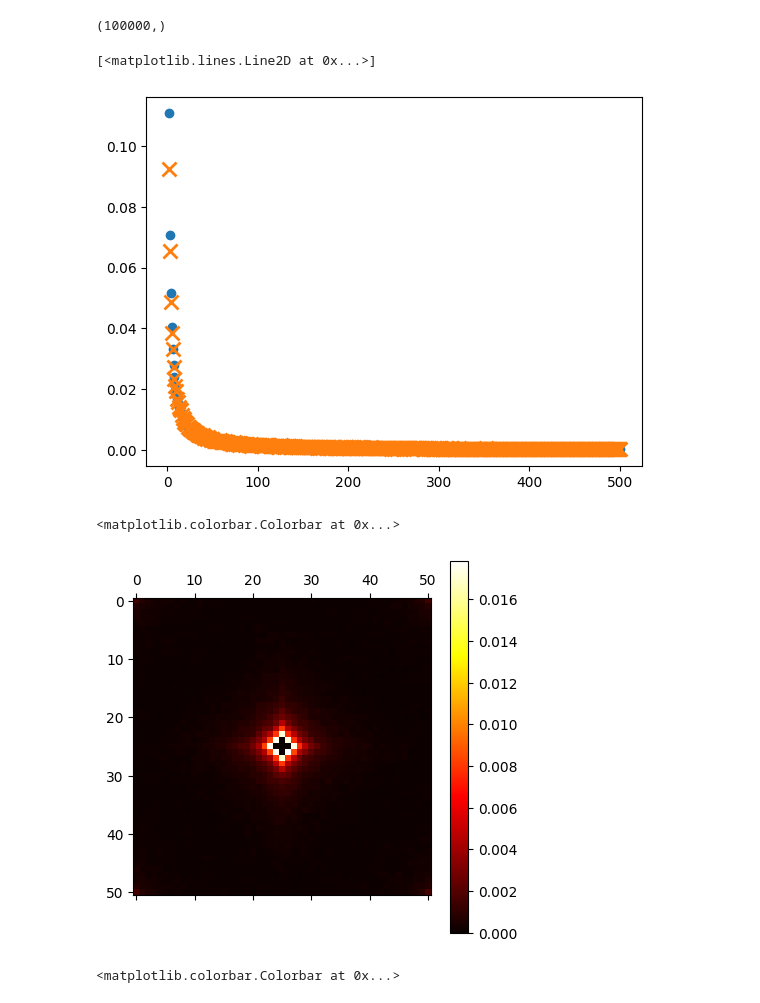
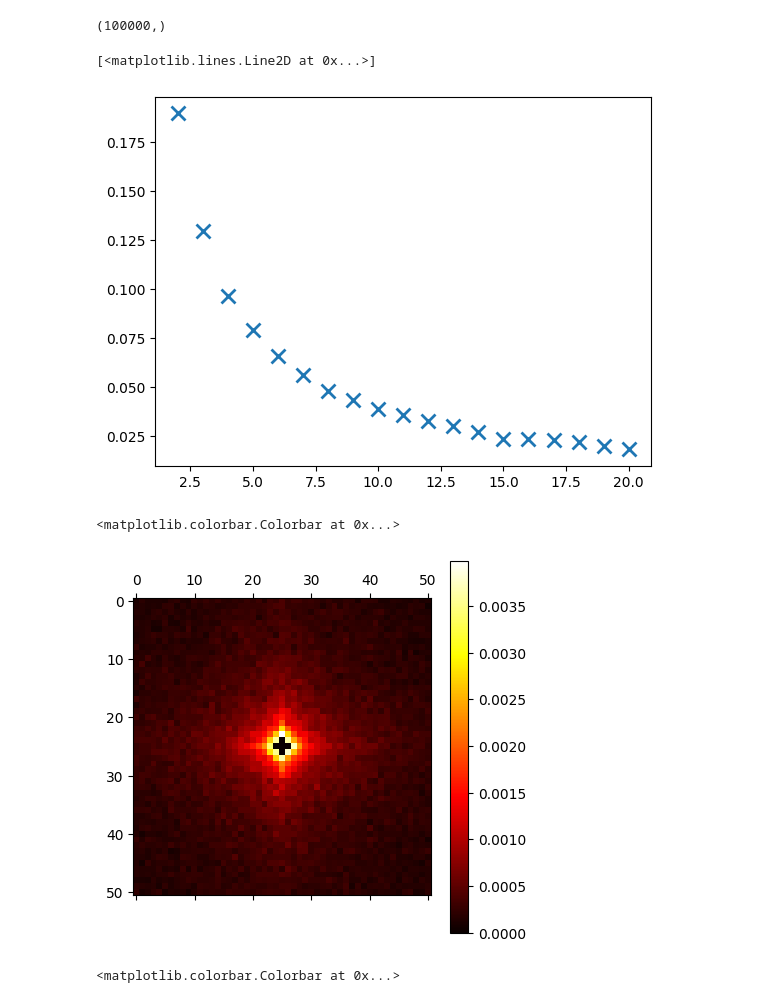
Before and after one commit to ricsi98/utvalasztas_verseny, a Jupyter notebook: poc_fast.ipynb, the cells around one changed output. Cells and saved outputs as stored; diff of their text form; code cells hidden in the pictures.

```diff
--- a/poc_fast.ipynb
+++ b/poc_fast.ipynb
@@ -86,6 +86,8 @@ class MultinomialDistanceSampler:
         max_distance = n-1
         values = np.arange(2, max_distance+1)
         probas = values.astype(float)**(-alpha)
+        for i, v in enumerate(values):
+            probas[i] *= num_of_distance(n, v)
         probas /= probas.sum()
         self.values = values
         self.probas = probas
@@ -115,36 +117,39 @@ class ApproximateDistanceSampler:
     def __init__(self, n: int, alpha: float) -> None:
         self.n = n
         self.alpha = alpha
 
     def _inverse_cdf(self, u):
         r = self.alpha
         if r == 1:
             r = 1.0001
         return (self.n ** (1-r) - (self.n ** (1-r) - 2 ** (1-r)) * u) ** (1/(1-r))
 
     def sample(self, n_samples: int) -> List[int]:
         samples = np.random.uniform(0, 1, n_samples)
         return self._inverse_cdf(samples)
 
 
 
-M, alpha = 501, 1.1
+M, alpha = 21, 1.1
 mds = ApproximateDistanceSampler(M, alpha)
 
 
 samples = mds.sample(100000)
 samples = np.floor(samples)
 print(samples.shape)
 
+from collections import Counter
+import matplotlib.pyplot as plt
+
 cnt = Counter(samples.tolist())
 
 _mds = MultinomialDistanceSampler(M, alpha)
-plt.plot(_mds.values, _mds.probas, 'o')
+#plt.plot(_mds.values, _mds.probas, 'o')
 plt.plot(list(cnt.keys()), np.array(list(cnt.values())) / 100000, 'x', markersize=10, markeredgewidth=2)
 # %% [output]
 (100000,)
 [<matplotlib.lines.Line2D at 0x...>]
-[figure, old version]
+[figure, new version]
 # %%
 class OffsetSampler:
 
@@ -193,7 +198,7 @@ plt.matshow(q, cmap='hot')
 plt.colorbar()
 # %% [output]
 <matplotlib.colorbar.Colorbar at 0x...>
-[figure, old version]
+[figure, new version]
 # %%
 M = 51
 alpha = 1
```
Also changed, not shown: parts of 3 cells of this notebook, 1 other file.
